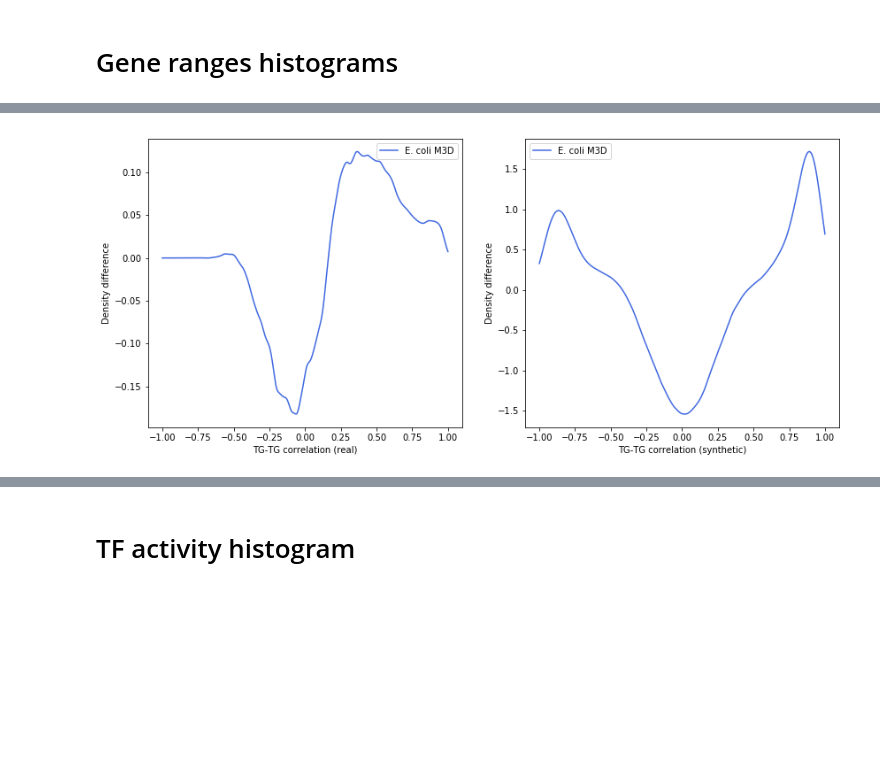
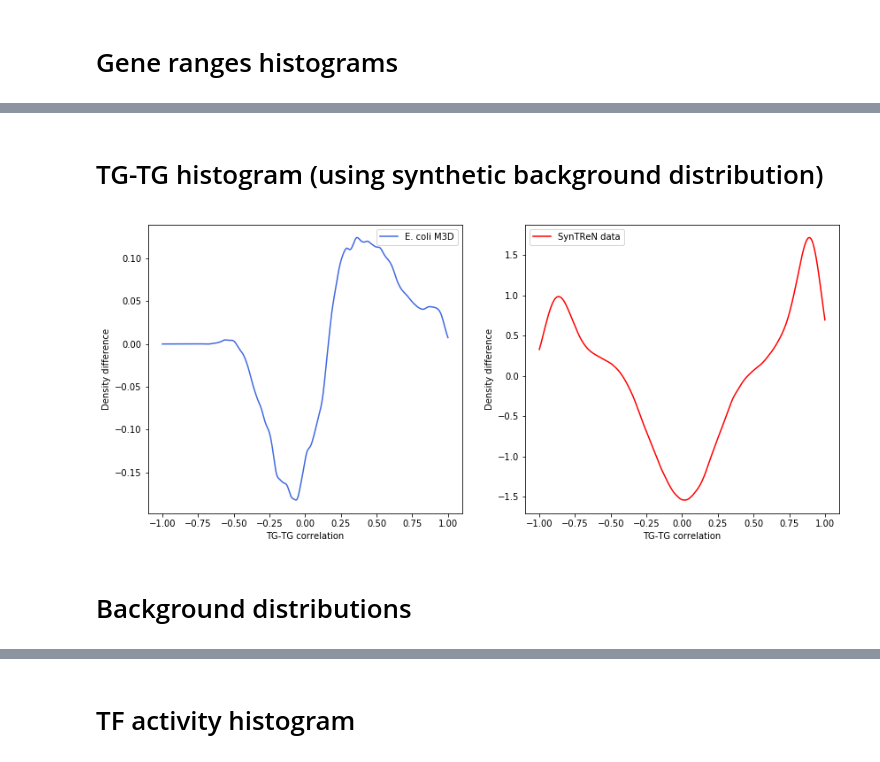
Before and after one commit to rvinas/adversarial-gene-expression, a Jupyter notebook: src/syntren_analysis.ipynb, the cells around one changed output, grey strips where cells are left out. Cells and saved outputs as stored; diff of their text form; code cells hidden in the pictures; blank space fills up the shorter version.

```diff
--- a/src/syntren_analysis.ipynb
+++ b/src/syntren_analysis.ipynb
@@ -88,8 +106,12 @@ plot_difference_histogram(s_tf_tg_corr, r_back_corr, 'TF-TG correlation (synthet
+# %% [markdown]
+# TG-TG histogram (using synthetic background distribution)
 # %%
 plt.figure(figsize=(14, 6))
 plt.subplot(121)
-plot_difference_histogram(r_tg_tg_corr, r_back_corr, 'TG-TG correlation (real)')
+plot_difference_histogram(r_tg_tg_corr, r_back_corr, 'TG-TG correlation')
 plt.subplot(122)
-plot_difference_histogram(s_tg_tg_corr, r_back_corr, 'TG-TG correlation (synthetic)')  # !!!! Try s_back_corr
+plot_difference_histogram(s_tg_tg_corr, r_back_corr, 'TG-TG correlation', dataset_name='SynTReN data', color='red');
 # %% [output]
-[figure, old version]
+[figure, new version]
+# %% [markdown]
+# Background distributions
```
Also changed, not shown: parts of 10 cells of this notebook, 6 other files.
